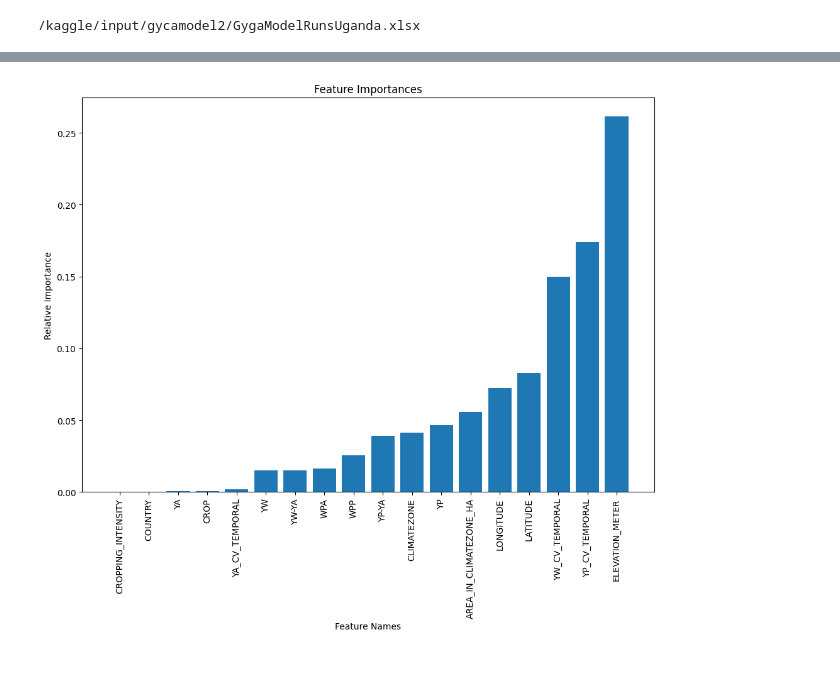
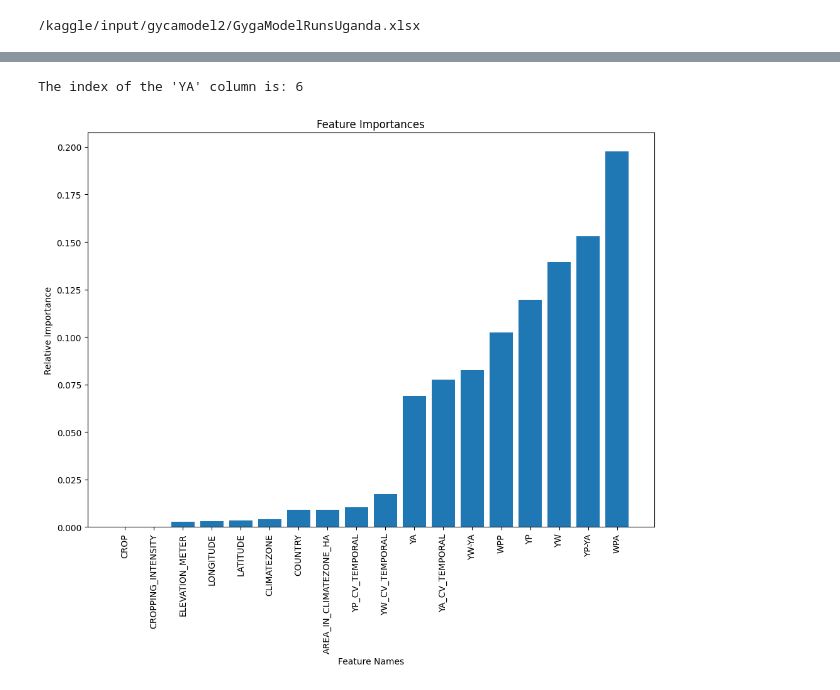
Before and after one commit to Naggayi-Daphne-Pearl/Crop-Prediction-project, a Jupyter notebook: model4-kdum.ipynb, the cells around one changed output, grey strips where cells are left out. Saved outputs shown, nothing was run; the diff lists cells and outputs as text; code cells hidden in the pictures.

```diff
--- a/model4-kdum.ipynb
+++ b/model4-kdum.ipynb
@@ -256,6 +256,41 @@ Requirement already satisfied: tcmlib==1.* in /usr/local/lib/python3.10/dist-pac
 Requirement already satisfied: intel-cmplr-lib-rt in /usr/local/lib/python3.10/dist-packages (from mkl_umath->numpy>=1.22.4->pandas) (2024.2.0)
 Requirement already satisfied: intel-cmplr-lib-ur==2024.2.0 in /usr/local/lib/python3.10/dist-packages (from intel-openmp>=2024->mkl->numpy>=1.22.4->pandas) (2024.2.0)
 Note: you may need to restart the kernel to use updated packages.
+# %%
+import pandas as pd
+
+def get_ya_column_index(file_path):
+    """
+    Loads a CSV file and returns the index of the 'YA' column.
+
+    Args:
+        file_path (str): The path to the CSV file.
+
+    Returns:
+        int: The index of the 'YA' column, or -1 if not found.
+    """
+    try:
+        df = pd.read_csv(file_path)
+        column_names = df.columns.tolist()
+        ya_index = column_names.index('YA')
+        return ya_index
+    except ValueError:
+        # 'YA' column not found
+        return -1
+    except FileNotFoundError:
+        print(f"Error: File '{file_path}' not found.")
+        return -1
+
+# Example usage
+file_path = "Station.csv"  # Replace with your file path
+ya_index = get_ya_column_index(file_path)
+
+if ya_index != -1:
+    print(f"The index of the 'YA' column is: {ya_index}")
+else:
+    print("The 'YA' column was not found in the DataFrame.")
+# %% [output]
+The index of the 'YA' column is: 6
 # %%
 import matplotlib.pyplot as plt
 from sklearn.ensemble import RandomForestRegressor
@@ -274,36 +309,36 @@ def load_dataset_for_rf(file_path):
     scaler = MinMaxScaler()
     df[numeric_cols] = scaler.fit_transform(df[numeric_cols])
 
-    X = df.drop(columns=numeric_cols[0]).values  # Assuming the first numeric column is the target
-    y = df[numeric_cols[0]].values
+    X = df.drop(columns=numeric_cols[6]).values
+    y = df[numeric_cols[6]].values
 
     return X, y, df.columns.tolist()
 
 # Feature Importance using Random Forest
 def feature_importance_rf(X, y, feature_names):
     rf = RandomForestRegressor(n_estimators=100, random_state=42)
     rf.fit(X, y)
 
     importances = rf.feature_importances_
     indices = np.argsort(importances)
 
     plt.figure(figsize=(10, len(feature_names) / 2))
     plt.title('Feature Importances')
     plt.bar(range(len(indices)), importances[indices], align='center') # change to bar, for vertical bars.
     plt.xticks(range(len(indices)), [feature_names[i] for i in indices], rotation=90) #change to xticks and rotate.
     plt.ylabel('Relative Importance') #swap x and y labels.
     plt.xlabel('Feature Names')
     plt.tight_layout() #avoid labels being cut off.
     plt.show()
 file_path = "Station.csv"
 X, y, feature_names = load_dataset_for_rf(file_path) #Use the correct function here.
 
 # Remove the target variable from feature names
 feature_names.remove(feature_names[0])
 
 feature_importance_rf(X, y, feature_names)
 # %% [output]
-[figure, old version]
+[figure, new version]
 # %%
 from sklearn.inspection import partial_dependence, PartialDependenceDisplay
 
```
Also changed, not shown: parts of 6 cells of this notebook.
